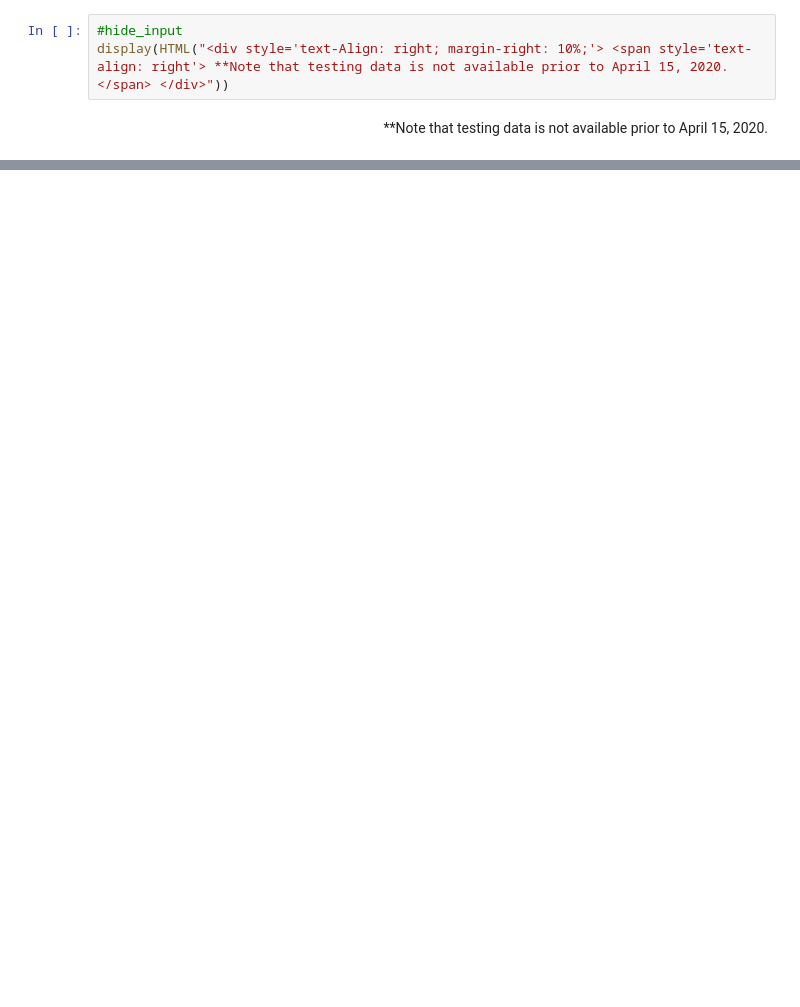
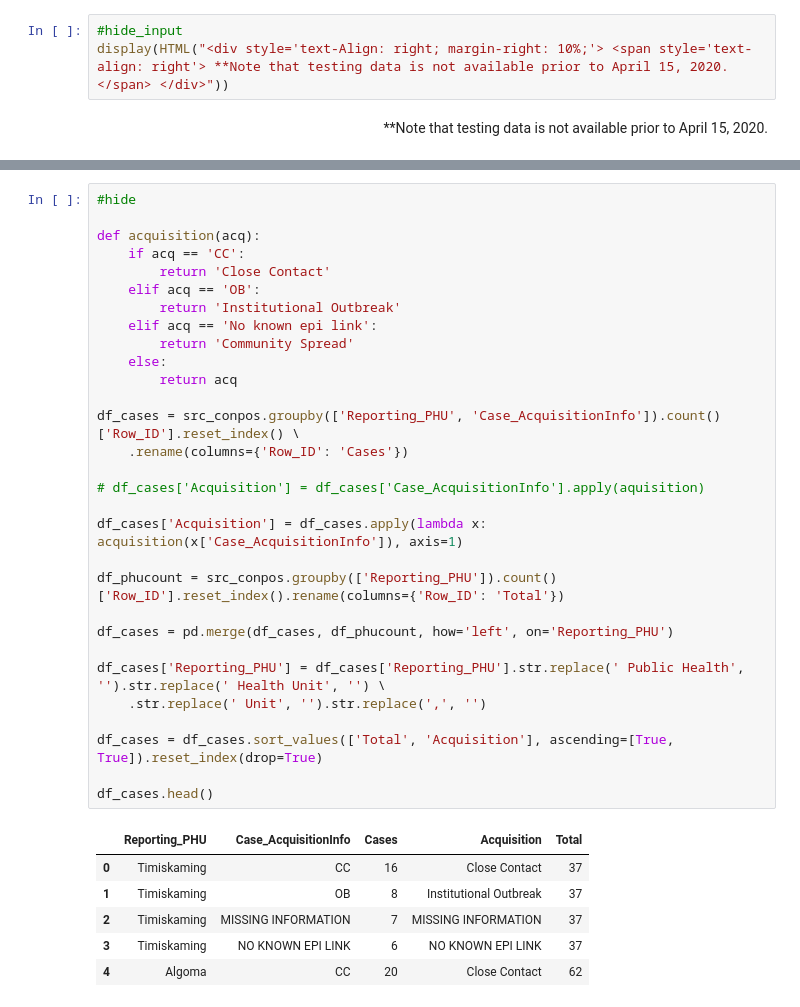
Before and after one commit to vijay-ss/covid19-blogpages, a Jupyter notebook: _notebooks/2020_12_20_Ontario_Overview.ipynb, the cells around one changed output, grey strips where cells are left out. Saved outputs shown, nothing was run; the diff lists cells and outputs as text; blank space fills up the shorter version.

```diff
--- a/_notebooks/2020_12_20_Ontario_Overview.ipynb
+++ b/_notebooks/2020_12_20_Ontario_Overview.ipynb
@@ -415,0 +645,37 @@ display(HTML("<div style='text-Align: right; margin-right: 10%;'> <span style='t
+# %%
+#hide
+
+def acquisition(acq):
+    if acq == 'CC':
+        return 'Close Contact'
+    elif acq == 'OB':
+        return 'Institutional Outbreak'
+    elif acq == 'No known epi link':
+        return 'Community Spread'
+    else:
+        return acq
+
+df_cases = src_conpos.groupby(['Reporting_PHU', 'Case_AcquisitionInfo']).count()['Row_ID'].reset_index() \
+    .rename(columns={'Row_ID': 'Cases'})
+
+# df_cases['Acquisition'] = df_cases['Case_AcquisitionInfo'].apply(aquisition)
+
+df_cases['Acquisition'] = df_cases.apply(lambda x: acquisition(x['Case_AcquisitionInfo']), axis=1)
+
+df_phucount = src_conpos.groupby(['Reporting_PHU']).count()['Row_ID'].reset_index().rename(columns={'Row_ID': 'Total'})
+
+df_cases = pd.merge(df_cases, df_phucount, how='left', on='Reporting_PHU')
+
+df_cases['Reporting_PHU'] = df_cases['Reporting_PHU'].str.replace(' Public Health', '').str.replace(' Health Unit', '') \
+    .str.replace(' Unit', '').str.replace(',', '')
+
+df_cases = df_cases.sort_values(['Total', 'Acquisition'], ascending=[True, True]).reset_index(drop=True)
+
+df_cases.head()
+# %% [output]
+|  | Reporting_PHU | Case_AcquisitionInfo | Cases | Acquisition | Total |
+| 0 | Timiskaming | CC | 16 | Close Contact | 37 |
+| 1 | Timiskaming | OB | 8 | Institutional Outbreak | 37 |
+| 2 | Timiskaming | MISSING INFORMATION | 7 | MISSING INFORMATION | 37 |
+| 3 | Timiskaming | NO KNOWN EPI LINK | 6 | NO KNOWN EPI LINK | 37 |
+| 4 | Algoma | CC | 20 | Close Contact | 62 |
```
Also changed, not shown: parts of 12 cells of this notebook.
